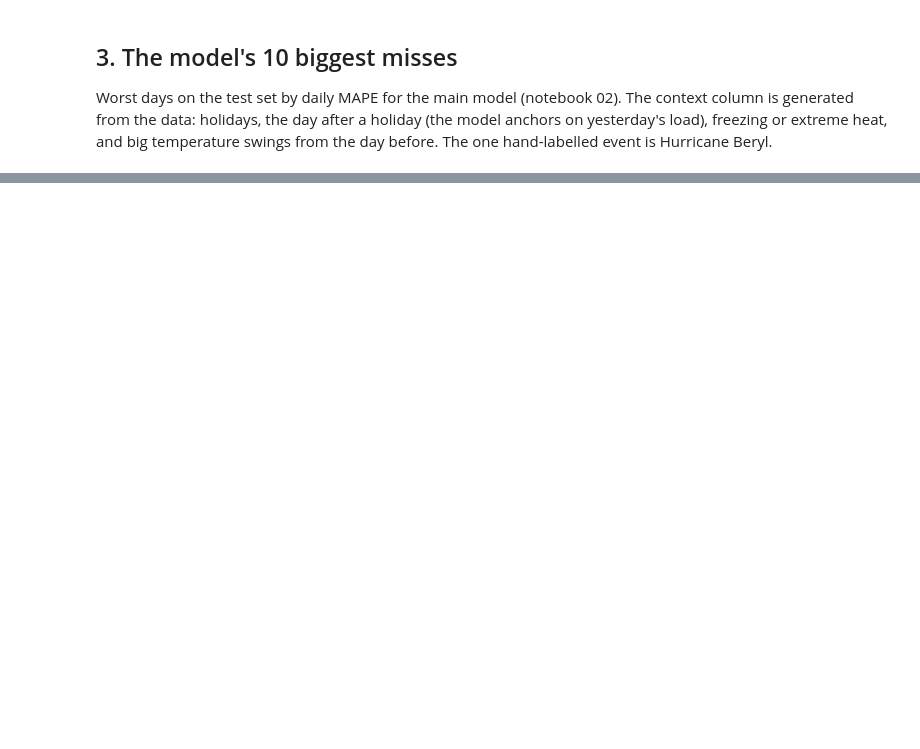
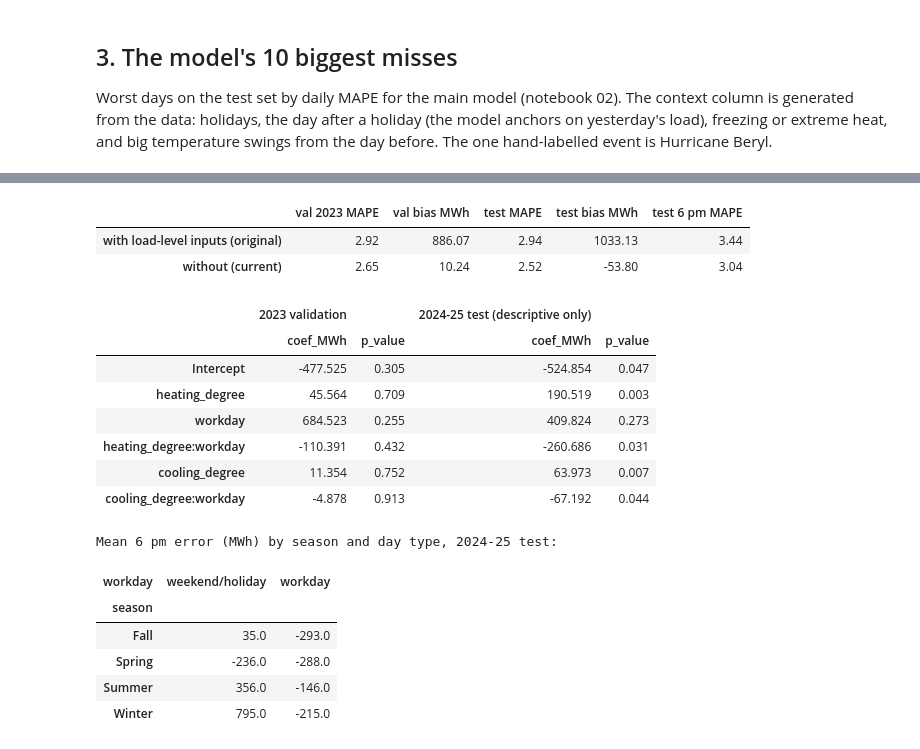
Before and after one commit to Stenberg1/texas-grid-load-analysis, a Jupyter notebook: notebooks/05_drivers_and_misses.ipynb, the cells around one changed output, grey strips where cells are left out. Drawn from its saved outputs; the diff is of its cells as text; code cells hidden in the pictures; blank space fills up the shorter version.

```diff
--- a/notebooks/05_drivers_and_misses.ipynb
+++ b/notebooks/05_drivers_and_misses.ipynb
@@ -240,0 +250,63 @@ See https://pandas.pydata.org/docs/dev/whatsnew/v3.1.0.html#deprecation-inplace
+# %%
+import warnings
+warnings.filterwarnings("ignore")
+from sklearn.ensemble import HistGradientBoostingRegressor
+m6 = df.copy()
+m6["cooling_degree"] = (m6.avg_temp_c - 18.3).clip(lower=0)
+m6["heating_degree"] = (18.3 - m6.avg_temp_c).clip(lower=0)
+m6["temp_sq"] = m6.avg_temp_c ** 2
+m6["temp_delta_24"] = m6.avg_temp_c - m6.temp_lag_24
+m6["is_weekend"] = m6.is_weekend.astype(int)
+m6["is_holiday"] = m6.is_holiday.astype(int)
+m6["workday"] = ((m6.is_weekend == 0) & (m6.is_holiday == 0)).astype(int)
+m6 = m6.dropna(subset=["demand_lag_168", "temp_delta_24"])
+NO_LEVELS = ["avg_temp_c", "cooling_degree", "heating_degree", "temp_sq", "is_weekend", "is_holiday",
+             "local_hour", "day_of_week", "month", "temp_delta_24"]
+WITH_LEVELS = NO_LEVELS + ["demand_lag_24", "demand_lag_168"]
+yr = m6.period.dt.year
+
+def residuals(feats, train_to, target_years):
+    tr, tg = m6[yr <= train_to], m6[yr.isin(target_years)].copy()
+    gbm = HistGradientBoostingRegressor(random_state=0).fit(tr[feats], tr.demand_mwh - tr.demand_lag_24)
+    tg["pred"] = tg.demand_lag_24 + gbm.predict(tg[feats])
+    tg["resid"] = tg.demand_mwh - tg.pred          # positive = under-forecast
+    tg["ape"] = 100 * tg.resid.abs() / tg.demand_mwh
+    return tg
+
+rows = {}
+for label, feats in [("with load-level inputs (original)", WITH_LEVELS), ("without (current)", NO_LEVELS)]:
+    v, t_ = residuals(feats, 2022, [2023]), residuals(feats, 2023, [2024, 2025])
+    rows[label] = {"val 2023 MAPE": v.ape.mean(), "val bias MWh": v.resid.mean(), "test MAPE": t_.ape.mean(),
+                   "test bias MWh": t_.resid.mean(), "test 6 pm MAPE": t_[t_.local_hour == 18].ape.mean()}
+pd.DataFrame(rows).T.round(2)
+# %% [output]
+|  | val 2023 MAPE | val bias MWh | test MAPE | test bias MWh | test 6 pm MAPE |
+| with load-level inputs (original) | 2.92 | 886.07 | 2.94 | 1033.13 | 3.44 |
+| without (current) | 2.65 | 10.24 | 2.52 | -53.80 | 3.04 |
+# %%
+val6 = residuals(NO_LEVELS, 2022, [2023])
+test6 = residuals(NO_LEVELS, 2023, [2024, 2025])
+F6 = "resid ~ heating_degree*workday + cooling_degree*workday"
+fits = {}
+for label, d in [("2023 validation", val6), ("2024-25 test (descriptive only)", test6)]:
+    m = smf.ols(F6, d[d.local_hour == 18]).fit(cov_type="HAC", cov_kwds={"maxlags": 7})
+    fits[label] = pd.DataFrame({"coef_MWh": m.params, "p_value": m.pvalues}).round(3)
+display(pd.concat(fits, axis=1))
+print("Mean 6 pm error (MWh) by season and day type, 2024-25 test:")
+test6[test6.local_hour == 18].groupby(["season", "workday"]).resid.mean().round(0).unstack().rename(columns={0: "weekend/holiday", 1: "workday"})
+# %% [output]
+|  | 2023 validation |  | 2024-25 test (descriptive only) |  |
+|  | coef_MWh | p_value | coef_MWh | p_value |
+| Intercept | -477.525 | 0.305 | -524.854 | 0.047 |
+| heating_degree | 45.564 | 0.709 | 190.519 | 0.003 |
+| workday | 684.523 | 0.255 | 409.824 | 0.273 |
+| heating_degree:workday | -110.391 | 0.432 | -260.686 | 0.031 |
+| cooling_degree | 11.354 | 0.752 | 63.973 | 0.007 |
+| cooling_degree:workday | -4.878 | 0.913 | -67.192 | 0.044 |
+Mean 6 pm error (MWh) by season and day type, 2024-25 test:
+| workday | weekend/holiday | workday |
+| season |  |  |
+| Fall | 35.0 | -293.0 |
+| Spring | -236.0 | -288.0 |
+| Summer | 356.0 | -146.0 |
+| Winter | 795.0 | -215.0 |
```
Also changed, not shown: parts of 5 cells of this notebook, 28 other files.
